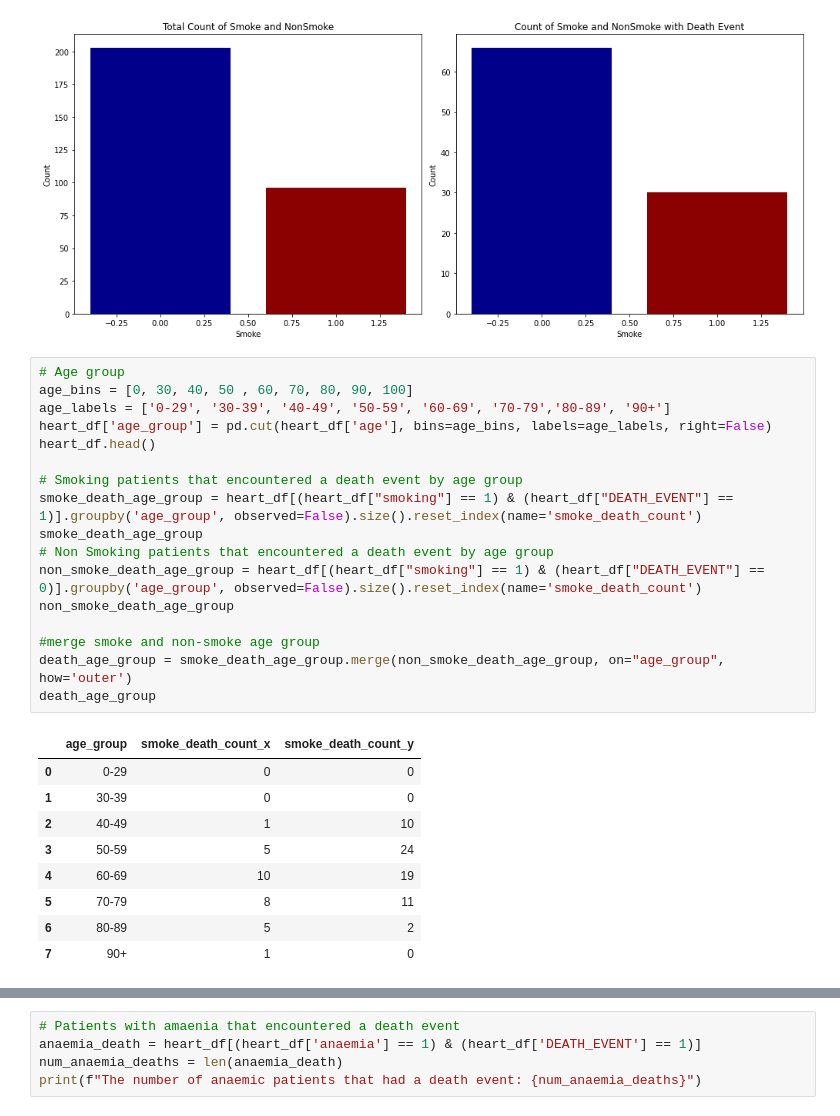
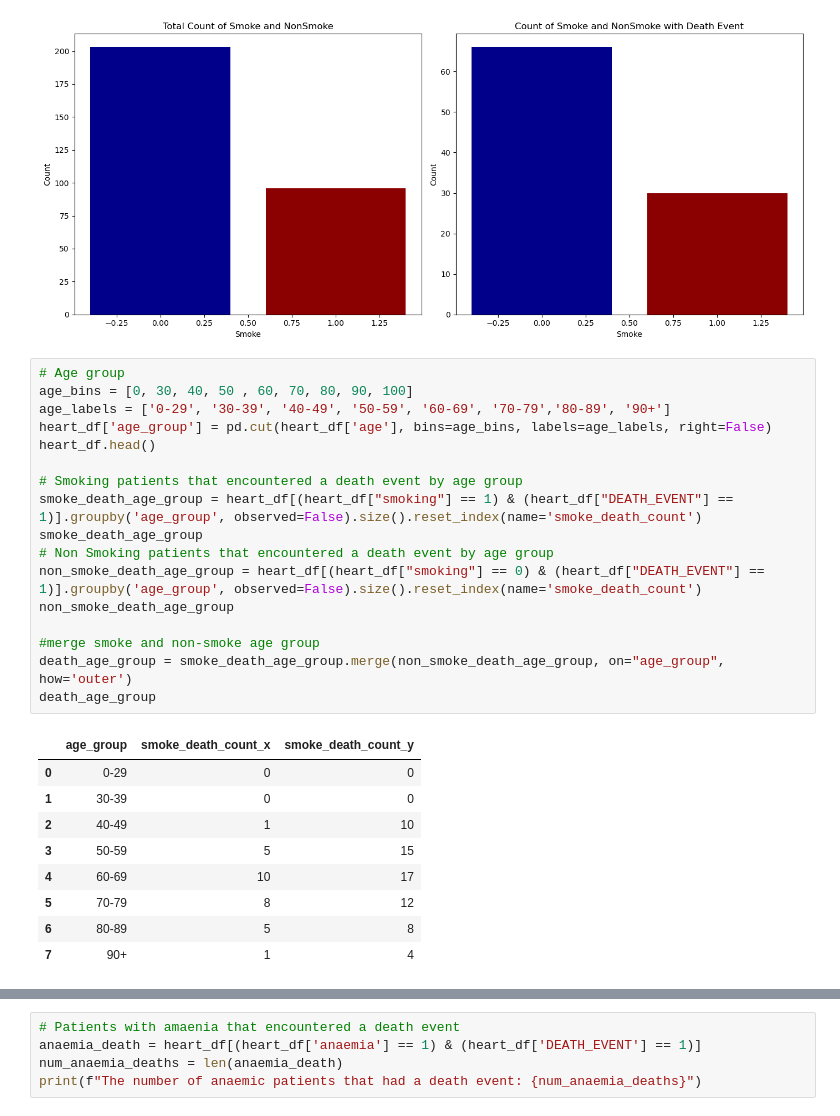
Before and after one commit to faiyted/Project-Cardiac-Disease, a Jupyter notebook: Group-Project.ipynb, the cells around one changed output, grey strips where cells are left out. Drawn from its saved outputs; the diff is of its cells as text.

Commit message:
adding now code for smoking relationship

```diff
--- a/Group-Project.ipynb
+++ b/Group-Project.ipynb
@@ -275,27 +277,27 @@ plt.show()
 # %%
 # Age group
 age_bins = [0, 30, 40, 50 , 60, 70, 80, 90, 100]
 age_labels = ['0-29', '30-39', '40-49', '50-59', '60-69', '70-79','80-89', '90+']
 heart_df['age_group'] = pd.cut(heart_df['age'], bins=age_bins, labels=age_labels, right=False)
 heart_df.head()
 
 # Smoking patients that encountered a death event by age group
 smoke_death_age_group = heart_df[(heart_df["smoking"] == 1) & (heart_df["DEATH_EVENT"] == 1)].groupby('age_group', observed=False).size().reset_index(name='smoke_death_count')
 smoke_death_age_group
 # Non Smoking patients that encountered a death event by age group
-non_smoke_death_age_group = heart_df[(heart_df["smoking"] == 1) & (heart_df["DEATH_EVENT"] == 0)].groupby('age_group', observed=False).size().reset_index(name='smoke_death_count')
+non_smoke_death_age_group = heart_df[(heart_df["smoking"] == 0) & (heart_df["DEATH_EVENT"] == 1)].groupby('age_group', observed=False).size().reset_index(name='smoke_death_count')
 non_smoke_death_age_group
 
 #merge smoke and non-smoke age group
 death_age_group = smoke_death_age_group.merge(non_smoke_death_age_group, on="age_group", how='outer')
 death_age_group
 # %% [output]
 |  | age_group | smoke_death_count_x | smoke_death_count_y |
 | 0 | 0-29 | 0 | 0 |
 | 1 | 30-39 | 0 | 0 |
 | 2 | 40-49 | 1 | 10 |
-| 3 | 50-59 | 5 | 24 |
-| 4 | 60-69 | 10 | 19 |
-| 5 | 70-79 | 8 | 11 |
-| 6 | 80-89 | 5 | 2 |
-| 7 | 90+ | 1 | 0 |
+| 3 | 50-59 | 5 | 15 |
+| 4 | 60-69 | 10 | 17 |
+| 5 | 70-79 | 8 | 12 |
+| 6 | 80-89 | 5 | 8 |
+| 7 | 90+ | 1 | 4 |
```
Also changed, not shown: parts of 10 cells of this notebook.
